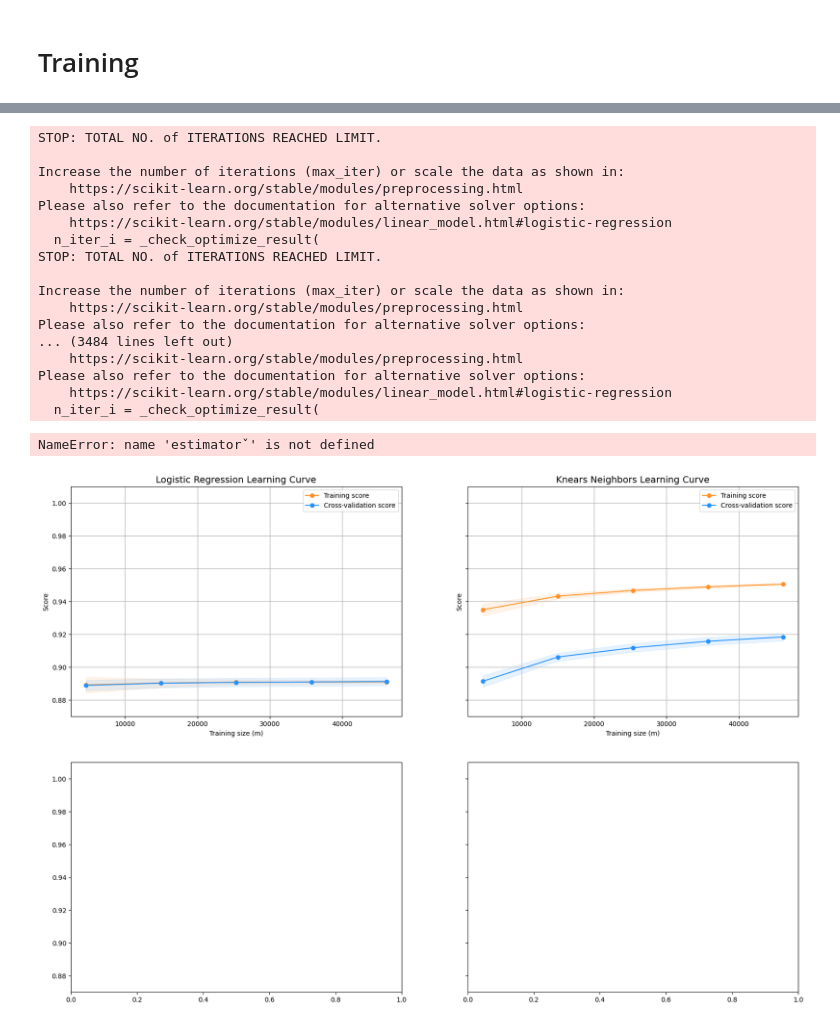
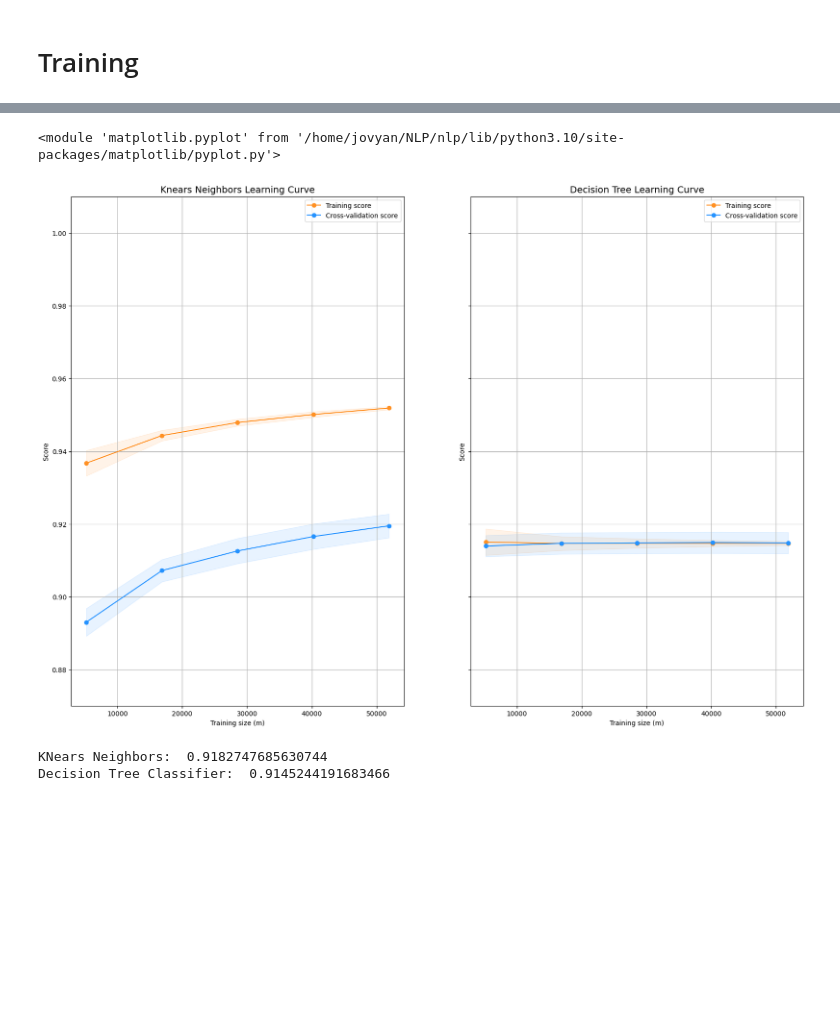
Before and after one commit to jackykang061233/ML, a Jupyter notebook: 信用卡冒用/baseline.ipynb, the cells around one changed output, grey strips where cells are left out. Cells and saved outputs as stored; diff of their text form; code cells hidden in the pictures; blank space fills up the shorter version.

```diff
--- a/信用卡冒用/baseline.ipynb
+++ b/信用卡冒用/baseline.ipynb
@@ -259,8 +439,10 @@ classifiers = {
 # %%
 from sklearn.model_selection import cross_val_score
 
-for key, classifier in classifiers.items():
-    classifier.fit(X_train, y_train)
-    training_score = cross_val_score(classifier, X_train, y_train, cv=5)
-    print(f'Classifiers: {key} has a training score of {round(training_score.mean(), 2)*100} % accuracy score')
+with warnings.catch_warnings():
+    warnings.filterwarnings("ignore", category=ConvergenceWarning)
+    for key, classifier in classifiers.items():
+        classifier.fit(X_train, y_train)
+        training_score = cross_val_score(classifier, X_train, y_train, cv=5)
+        print(f'Classifiers: {key} has a training score of {round(training_score.mean(), 2)*100} % accuracy score')
 # %% [output]
@@ -371,9 +477,9 @@ DecisionTree Classifier Cross Validation Score 91.46%
 from sklearn.model_selection import ShuffleSplit
 from sklearn.model_selection import learning_curve
 
-def plot_learning_curve(estimator1, estimator2, estimator3, X, y, ylim=None, cv=None,
+def plot_learning_curve(estimator1, estimator2, X, y, ylim=None, cv=None,
                         n_jobs=1, train_sizes=np.linspace(.1, 1.0, 5)):
-    f, ((ax1, ax2), (ax3, ax4)) = plt.subplots(2,2, figsize=(20,14), sharey=True)
+    f, (ax1, ax2) = plt.subplots(1,2, figsize=(20,14), sharey=True)
     if ylim is not None:
         plt.ylim(*ylim)
     # First Estimator
@@ -392,7 +498,7 @@ def plot_learning_curve(estimator1, estimator2, estimator3, X, y, ylim=None, cv=
              label="Training score")
     ax1.plot(train_sizes, test_scores_mean, 'o-', color="#2492ff",
              label="Cross-validation score")
-    ax1.set_title("Logistic Regression Learning Curve", fontsize=14)
+    ax1.set_title("Knears Neighbors Learning Curve", fontsize=14)
     ax1.set_xlabel('Training size (m)')
     ax1.set_ylabel('Score')
     ax1.grid(True)
@@ -414,32 +520,10 @@ def plot_learning_curve(estimator1, estimator2, estimator3, X, y, ylim=None, cv=
              label="Training score")
     ax2.plot(train_sizes, test_scores_mean, 'o-', color="#2492ff",
              label="Cross-validation score")
-    ax2.set_title("Knears Neighbors Learning Curve", fontsize=14)
+    ax2.set_title("Decision Tree Learning Curve", fontsize=14)
     ax2.set_xlabel('Training size (m)')
     ax2.set_ylabel('Score')
     ax2.grid(True)
     ax2.legend(loc="best")
 
-
-    # Fourth Estimator
-    train_sizes, train_scores, test_scores = learning_curve(
-        estimatorˇ, X, y, cv=cv, n_jobs=n_jobs, train_sizes=train_sizes)
-    train_scores_mean = np.mean(train_scores, axis=1)
-    train_scores_std = np.std(train_scores, axis=1)
-    test_scores_mean = np.mean(test_scores, axis=1)
-    test_scores_std = np.std(test_scores, axis=1)
-    ax4.fill_between(train_sizes, train_scores_mean - train_scores_std,
-                     train_scores_mean + train_scores_std, alpha=0.1,
-                     color="#ff9124")
-    ax4.fill_between(train_sizes, test_scores_mean - test_scores_std,
-                     test_scores_mean + test_scores_std, alpha=0.1, color="#2492ff")
-    ax4.plot(train_sizes, train_scores_mean, 'o-', color="#ff9124",
-             label="Training score")
-    ax4.plot(train_sizes, test_scores_mean, 'o-', color="#2492ff",
-             label="Cross-validation score")
-    ax4.set_title("Decision Tree Classifier \n Learning Curve", fontsize=14)
-    ax4.set_xlabel('Training size (m)')
-    ax4.set_ylabel('Score')
-    ax4.grid(True)
-    ax4.legend(loc="best")
     return plt
@@ -452,23 +530,6 @@ warnings.filterwarnings("ignore", category=ConvergenceWarning)
 # %%
-cv = ShuffleSplit(n_splits=100, test_size=0.2, random_state=42)
-plot_learning_curve(log_reg, knears_neighbors, tree_clf, X_train, y_train, (0.87, 1.01), cv=cv, n_jobs=3)
+cv = ShuffleSplit(n_splits=100, test_size=0.1, random_state=42)
+plot_learning_curve(knears_neighbors, tree_clf, X_train, y_train, (0.87, 1.01), cv=cv, n_jobs=2)
 # %% [output]
-STOP: TOTAL NO. of ITERATIONS REACHED LIMIT.
-
-Increase the number of iterations (max_iter) or scale the data as shown in:
-    https://scikit-learn.org/stable/modules/preprocessing.html
-Please also refer to the documentation for alternative solver options:
-    https://scikit-learn.org/stable/modules/linear_model.html#logistic-regression
-  n_iter_i = _check_optimize_result(
-STOP: TOTAL NO. of ITERATIONS REACHED LIMIT.
-
-Increase the number of iterations (max_iter) or scale the data as shown in:
-    https://scikit-learn.org/stable/modules/preprocessing.html
-Please also refer to the documentation for alternative solver options:
-... (3484 lines left out)
-    https://scikit-learn.org/stable/modules/preprocessing.html
-Please also refer to the documentation for alternative solver options:
-    https://scikit-learn.org/stable/modules/linear_model.html#logistic-regression
-  n_iter_i = _check_optimize_result(
+<module 'matplotlib.pyplot' from '/home/jovyan/NLP/nlp/lib/python3.10/site-packages/matplotlib/pyplot.py'>
-NameError: name 'estimatorˇ' is not defined
-[figure, old version]
+[figure, new version]
@@ -474,0 +546,6 @@ NameError: name 'estimatorˇ' is not defined
+# %%
+print('KNears Neighbors: ', roc_auc_score(y_train, knears_pred))
+print('Decision Tree Classifier: ', roc_auc_score(y_train, tree_pred))
+# %% [output]
+KNears Neighbors:  0.9182747685630744
+Decision Tree Classifier:  0.9145244191683466
```
Also changed, not shown: parts of 48 cells of this notebook.
